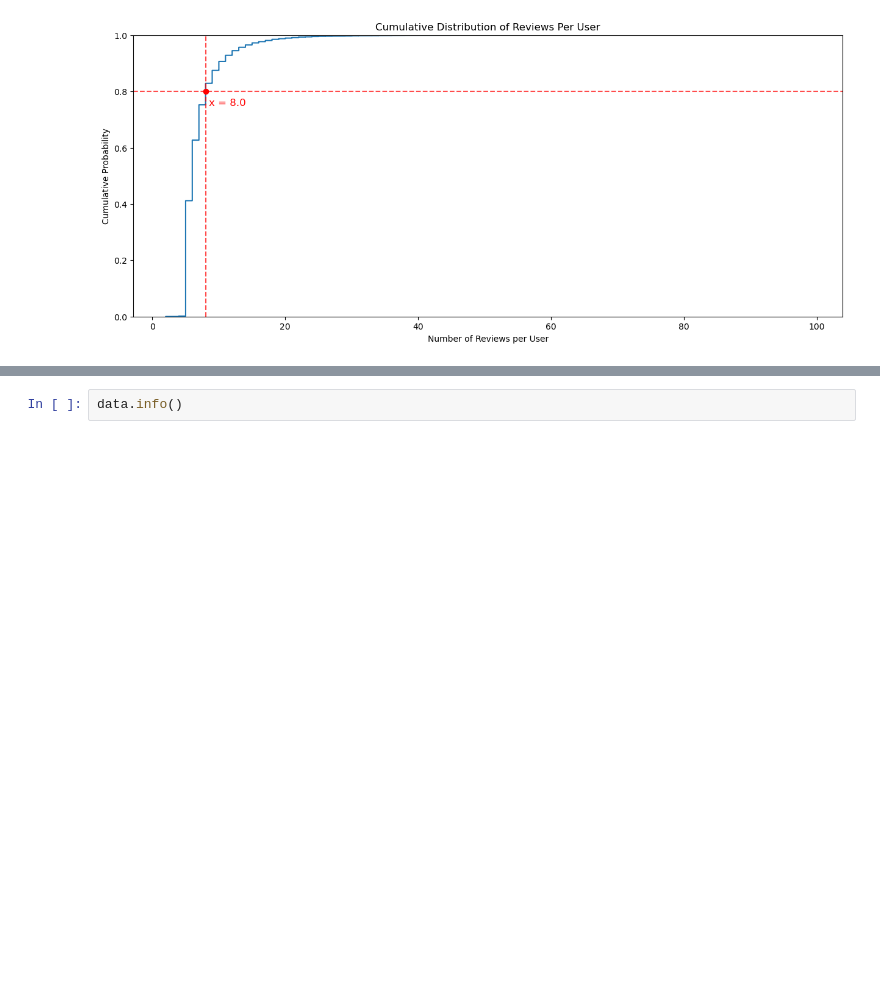
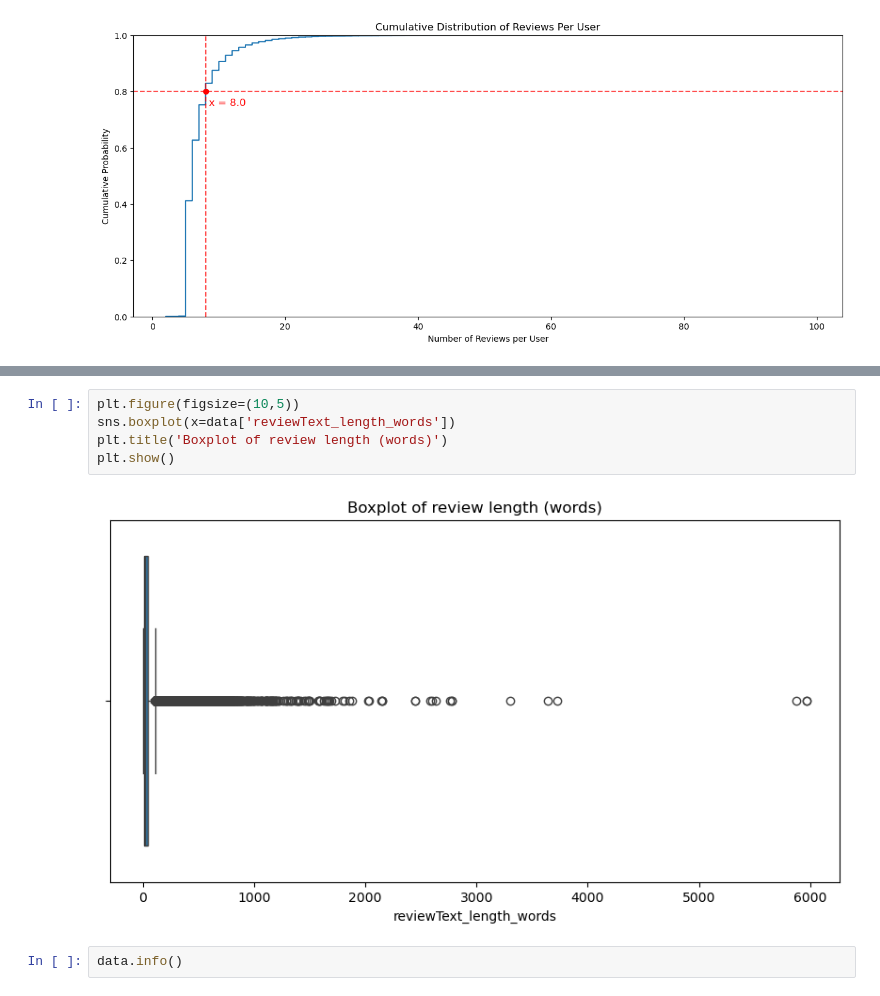
Before and after one commit to ruolan89/W25_COMP262_002_TeamGamma, a Jupyter notebook: Project_Phares1_TeamGamma.ipynb, the cells around one changed output, grey strips where cells are left out. Cells and saved outputs as stored; diff of their text form; blank space fills up the shorter version.

```diff
--- a/Project_Phares1_TeamGamma.ipynb
+++ b/Project_Phares1_TeamGamma.ipynb
@@ -198,3 +228,10 @@ plt.show()
+# %%
+plt.figure(figsize=(10,5))
+sns.boxplot(x=data['reviewText_length_words'])
+plt.title('Boxplot of review length (words)')
+plt.show()
+# %% [output]
+[figure, added]
 # %%
 data.info()
 # %% [output]
```
Also changed, not shown: parts of 9 cells of this notebook, 1 other file.
